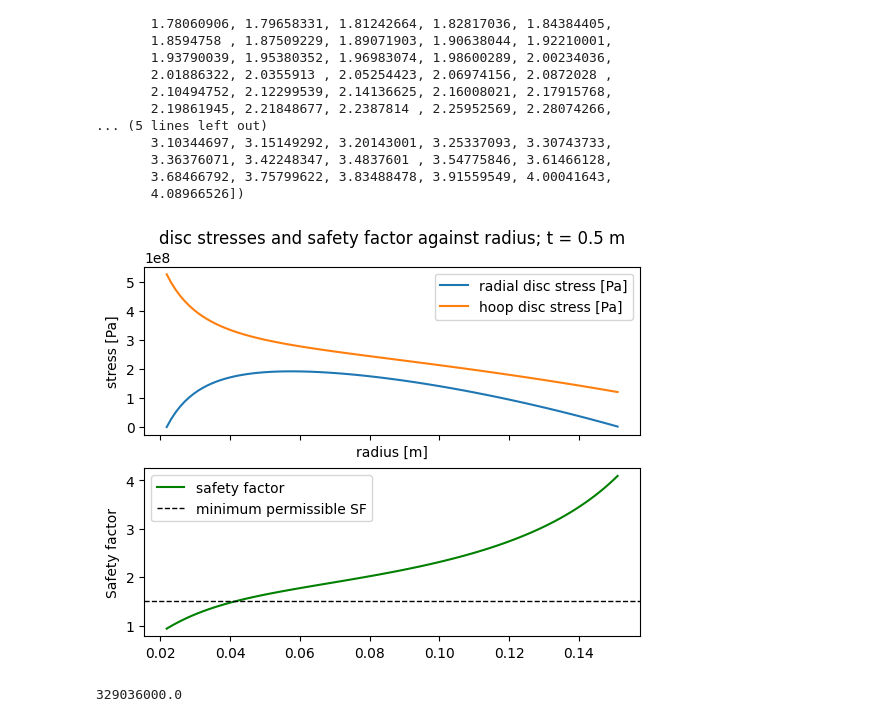
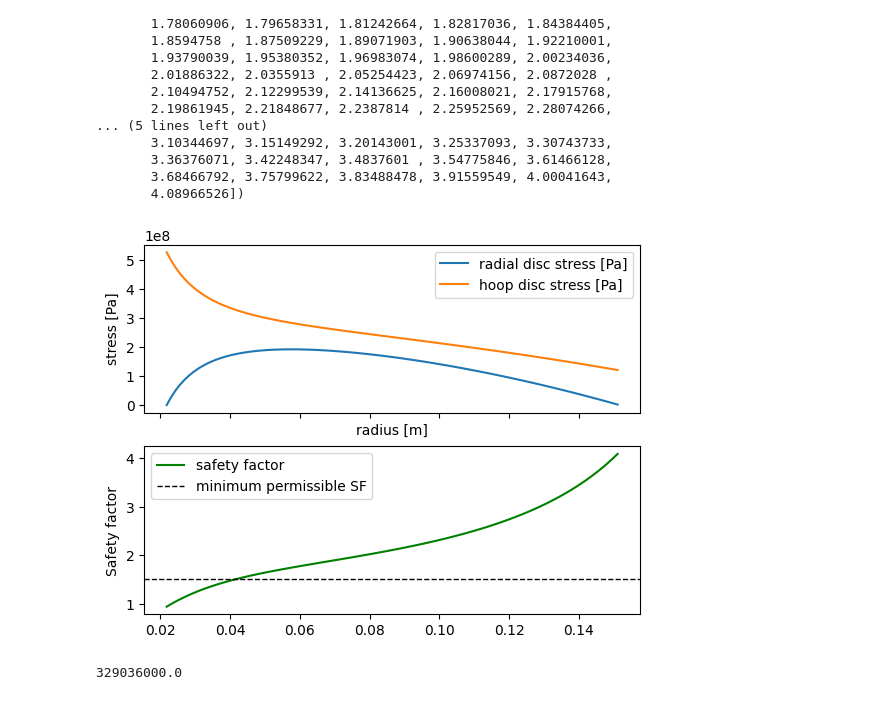
Before and after one commit to thermonuclearCoder/AET, a Jupyter notebook: notebooks_Disc_stresses.ipynb, the cells around one changed output. Saved outputs shown, nothing was run; the diff lists cells and outputs as text; code cells hidden in the pictures.

```diff
--- a/notebooks_Disc_stresses.ipynb
+++ b/notebooks_Disc_stresses.ipynb
@@ -255,23 +255,23 @@ array([0.93703355, 0.99137096, 1.04266512, 1.09101089, 1.1365357 ,
 # %%
 fig, (ax_sigma, ax_SF) = plt.subplots(2, 1, sharex=True)
 
-ax_sigma.set_title('disc stresses and safety factor against radius; t = 0.5 m')
+#ax_sigma.set_title('disc stresses and safety factor against radius; t = 0.5 m')
 ax_sigma.set_xlabel('radius [m]')
 ax_sigma.set_ylabel('stress [Pa]')
 ax_sigma.plot(r, sigma_r, label='radial disc stress [Pa]')
 ax_sigma.plot(r, sigma_theta, label='hoop disc stress [Pa]')
 
 
 ax_SF.set_ylabel('Safety factor')
 ax_SF.plot(r, SF, label='safety factor', color='green')
 ax_SF.axhline(y=1.5, color='black', linestyle='dashed', linewidth=1, label='minimum permissible SF')
 ax_SF.legend()
 
 ax_sigma.legend()
 
 plt.savefig('disc_stress_and_SF.png')
 # %% [output]
-[figure, old version]
+[figure, new version]
 # %%
 #CONSTANT STRESS
 SF_constant = 1.5
```
Also changed, not shown: parts of 3 cells of this notebook, 4 other files.
